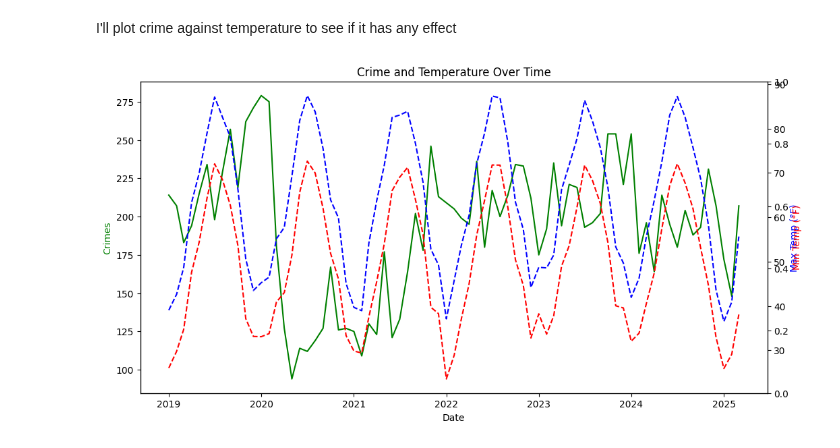
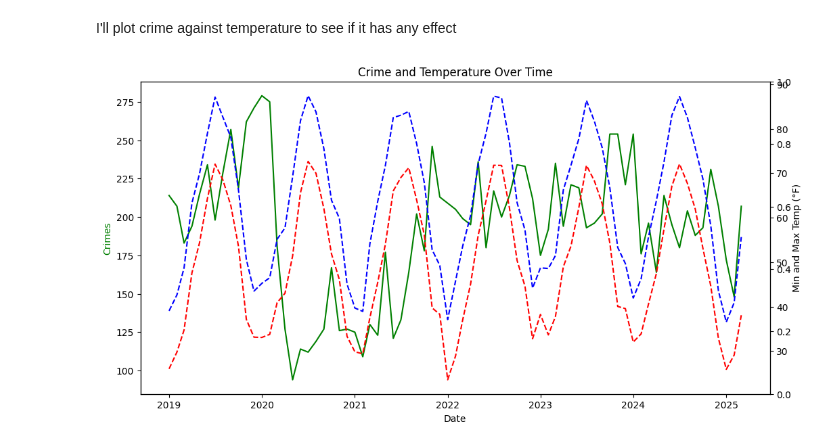
Before and after one commit to banflam/weather-and-crime-mta, a Jupyter notebook: Untitled.ipynb, the cells around one changed output. Cells and saved outputs as stored; diff of their text form; code cells hidden in the pictures.

```diff
--- a/Untitled.ipynb
+++ b/Untitled.ipynb
@@ -90,18 +90,17 @@ I'll plot crime against temperature to see if it has any effect
 # %%
 fig, ax1 = plt.subplots(figsize=(12, 6))
 
 ax2 = ax1.twinx()
 ax1.plot(df["Date"], df["Total_Crimes"], 'g-', label="Total Crimes")
 ax2.plot(df["Date"], df["Avg_TMAX"], 'b--', label="Avg Max Temp")
 
 ax3 = ax1.twinx()
 ax2.plot(df["Date"], df["Avg_TMIN"], 'r--', label="Avg Min Temp")
 
 ax1.set_ylabel("Crimes", color="g")
-ax2.set_ylabel("Max Temp (°F)", color="b")
-ax3.set_ylabel("Min Temp (°F)", color="r")
+ax2.set_ylabel("Min and Max Temp (°F)", color="black")
 ax1.set_xlabel("Date")
 plt.title("Crime and Temperature Over Time")
 plt.show()
 # %% [output]
-[figure, old version]
+[figure, new version]
```
Also changed, not shown: parts of 1 cell of this notebook, 1 other file.
